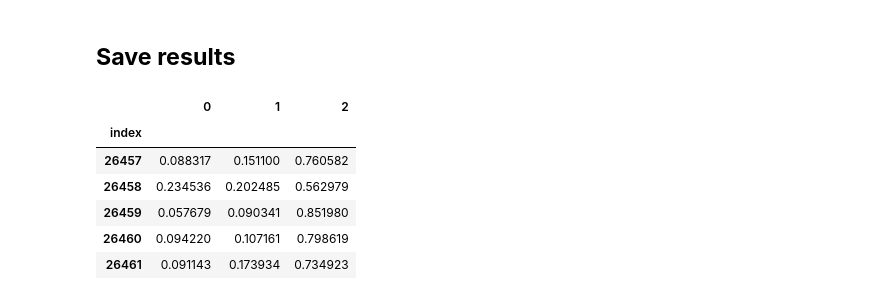
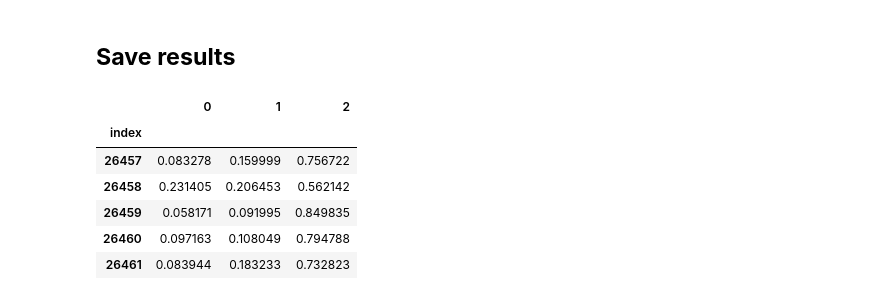
Before and after one commit to nahyunryou/AIML_project, a Jupyter notebook: notebooks/random_forest.ipynb, the cells around one changed output. Drawn from its saved outputs; the diff is of its cells as text; code cells hidden in the pictures.

```diff
--- a/notebooks/random_forest.ipynb
+++ b/notebooks/random_forest.ipynb
@@ -21,8 +21,8 @@ cd AIML_project
 import pandas as pd
 import numpy as np
 
-train = pd.read_csv("../data/cleaned_train.csv", index_col=0)
-test = pd.read_csv("../data/cleaned_test.csv", index_col=0)
+train = pd.read_csv("../data/rf_train.csv", index_col=0)
+test = pd.read_csv("../data/rf_test.csv", index_col=0)
 # %%
 from sklearn.ensemble import RandomForestClassifier
 from sklearn.preprocessing import LabelEncoder
@@ -57,12 +57,6 @@ for x in cat:
   lenc = lenc.fit(train[x])
   train[x] = lenc.transform(train[x])
   test[x] = lenc.transform(test[x])
-# %%
-lenc.fit(train["CODE"])
-train["CODE"] = lenc.transform(train["CODE"])
-
-lenc.fit(test["CODE"])
-test["CODE"] = lenc.transform(test["CODE"])
 # %%
 train.head()
 # %% [output]
@@ -82,9 +76,6 @@ test.head()
 | 26459 | 0 | 0 | 1 | 0 | 69372.0 | 4 | 4 | 1 | 1 | ... |
 | 26460 | 1 | 1 | 0 | 0 | 112500.0 | 0 | 4 | 1 | 1 | ... |
 | 26461 | 0 | 1 | 1 | 0 | 225000.0 | 2 | 1 | 1 | 1 | ... |
-# %%
-train.pop("CODE")
-test.pop("CODE")
 # %% [markdown]
 ## **Model and train**
 # %%
@@ -162,4 +153,15 @@ rf_oof.shape
 # %% [markdown]
 ## **Save results**
 # %%
-submission = pd.read_csv("data/sample_submission.csv")
+submission = pd.read_csv("../data/sample_submission.csv")
+submission.set_index("index", inplace=True)
+submission[:] = rf_preds
+submission.head()
+# %% [output]
+|  | 0 | 1 | 2 |
+| index |  |  |  |
+| 26457 | 0.083278 | 0.159999 | 0.756722 |
+| 26458 | 0.231405 | 0.206453 | 0.562142 |
+| 26459 | 0.058171 | 0.091995 | 0.849835 |
+| 26460 | 0.097163 | 0.108049 | 0.794788 |
+| 26461 | 0.083944 | 0.183233 | 0.732823 |
@@ -170,10 +167,0 @@ submission[:] = rf_preds
-# %%
-submission.head()
-# %% [output]
-|  | 0 | 1 | 2 |
-| index |  |  |  |
-| 26457 | 0.088317 | 0.151100 | 0.760582 |
-| 26458 | 0.234536 | 0.202485 | 0.562979 |
-| 26459 | 0.057679 | 0.090341 | 0.851980 |
-| 26460 | 0.094220 | 0.107161 | 0.798619 |
-| 26461 | 0.091143 | 0.173934 | 0.734923 |
```
Also changed, not shown: parts of 3 cells of this notebook, 2 other files.
